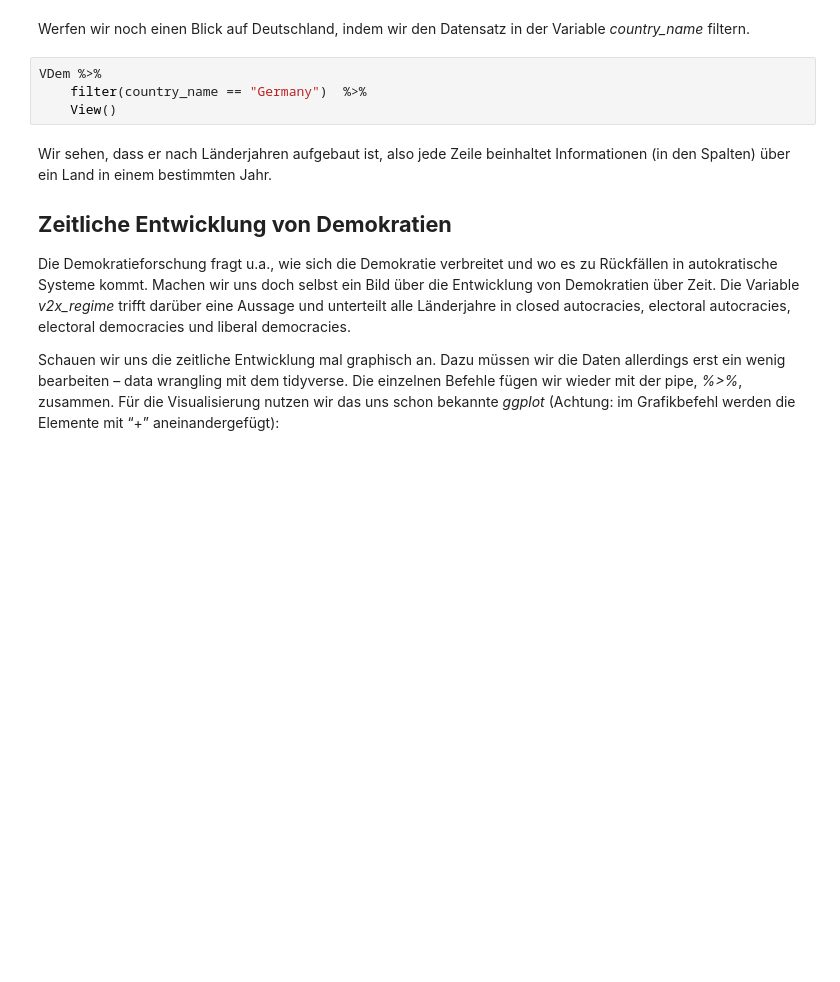
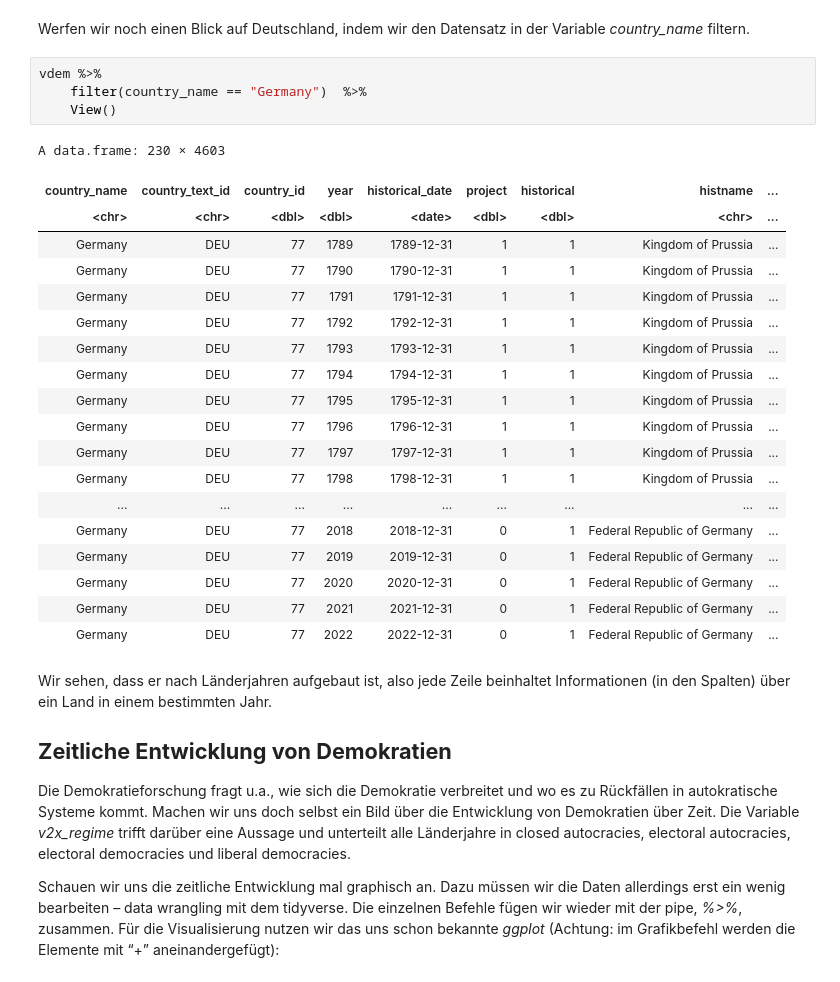
Before and after one commit to cstecker/politicsRLab, a Jupyter notebook: Demokratie und V-Dem.ipynb, the cells around one changed output. Saved outputs shown, nothing was run; the diff lists cells and outputs as text; blank space fills up the shorter version.

```diff
--- a/Demokratie und V-Dem.ipynb
+++ b/Demokratie und V-Dem.ipynb
@@ -53,9 +53,29 @@ VDem %>%
 # %% [markdown]
 Werfen wir noch einen Blick auf Deutschland, indem wir den Datensatz in der Variable *country_name* filtern.
 # %%
-VDem %>%
+vdem %>%
     filter(country_name == "Germany")  %>%
     View()
+# %% [output]
+A data.frame: 230 × 4603
+| country_name | country_text_id | country_id | year | historical_date | project | historical | histname | ... |
+| <chr> | <chr> | <dbl> | <dbl> | <date> | <dbl> | <dbl> | <chr> | ... |
+| Germany | DEU | 77 | 1789 | 1789-12-31 | 1 | 1 | Kingdom of Prussia | ... |
+| Germany | DEU | 77 | 1790 | 1790-12-31 | 1 | 1 | Kingdom of Prussia | ... |
+| Germany | DEU | 77 | 1791 | 1791-12-31 | 1 | 1 | Kingdom of Prussia | ... |
+| Germany | DEU | 77 | 1792 | 1792-12-31 | 1 | 1 | Kingdom of Prussia | ... |
+| Germany | DEU | 77 | 1793 | 1793-12-31 | 1 | 1 | Kingdom of Prussia | ... |
+| Germany | DEU | 77 | 1794 | 1794-12-31 | 1 | 1 | Kingdom of Prussia | ... |
+| Germany | DEU | 77 | 1795 | 1795-12-31 | 1 | 1 | Kingdom of Prussia | ... |
+| Germany | DEU | 77 | 1796 | 1796-12-31 | 1 | 1 | Kingdom of Prussia | ... |
+| Germany | DEU | 77 | 1797 | 1797-12-31 | 1 | 1 | Kingdom of Prussia | ... |
+| Germany | DEU | 77 | 1798 | 1798-12-31 | 1 | 1 | Kingdom of Prussia | ... |
+| ... | ... | ... | ... | ... | ... | ... | ... | ... |
+| Germany | DEU | 77 | 2018 | 2018-12-31 | 0 | 1 | Federal Republic of Germany | ... |
+| Germany | DEU | 77 | 2019 | 2019-12-31 | 0 | 1 | Federal Republic of Germany | ... |
+| Germany | DEU | 77 | 2020 | 2020-12-31 | 0 | 1 | Federal Republic of Germany | ... |
+| Germany | DEU | 77 | 2021 | 2021-12-31 | 0 | 1 | Federal Republic of Germany | ... |
+| Germany | DEU | 77 | 2022 | 2022-12-31 | 0 | 1 | Federal Republic of Germany | ... |
 # %% [markdown]
 Wir sehen, dass er nach Länderjahren aufgebaut ist, also jede Zeile beinhaltet Informationen (in den Spalten) über ein Land in einem bestimmten Jahr.
 
```
Also changed, not shown: parts of 14 cells of this notebook.
